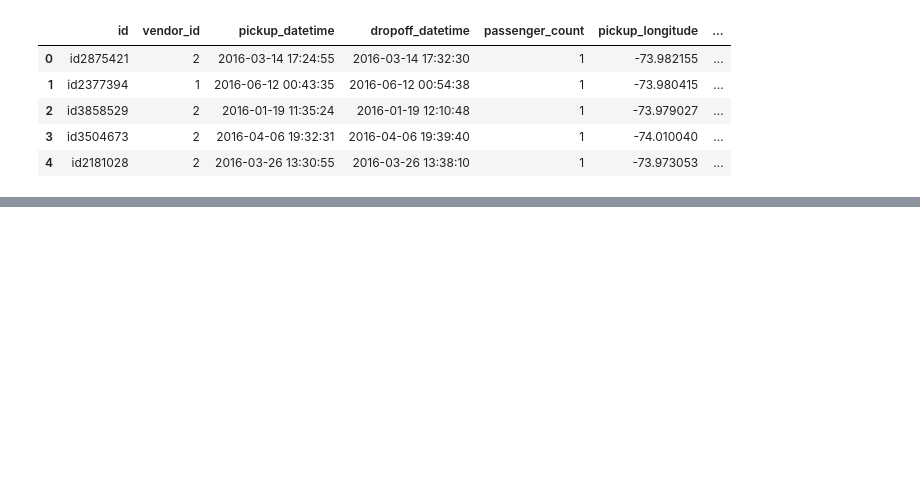
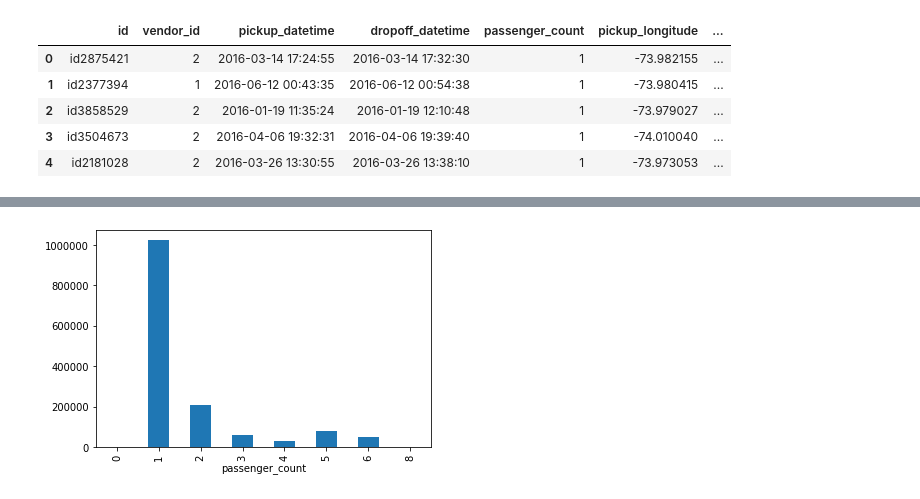
Before and after one commit to smbayo/NYC-Taxi, a Jupyter notebook: 460_Final_Project_Analysis.ipynb, the cells around one changed output, grey strips where cells are left out. Cells and saved outputs as stored; diff of their text form; code cells hidden in the pictures; blank space fills up the shorter version.

```diff
--- a/460_Final_Project_Analysis.ipynb
+++ b/460_Final_Project_Analysis.ipynb
@@ -81,0 +412,6 @@ df_taxi.head()
+# %%
+### Source -- https://www.kaggle.com/drgilermo/dynamics-of-new-york-city-animation ---- ###
+neighborhood = {-74.0019368351: 'Chelsea',-73.837549761: 'Queens',-73.7854240738: 'JFK',-73.9810421975:'Midtown-North-West',-73.9862336241: 'East Village',
+                -73.971273324:'Midtown-North-East',-73.9866739677: 'Brooklyn-Park slope',-73.8690098118: 'LaGuardia',-73.9890572967:'Midtown',-74.0081765545: 'Downtown'
+                ,-73.9213024854: 'Queens-Astoria',-73.9470256923: 'Harlem',-73.9555565018: 'Upper East Side',
+               -73.9453487097: 'Brooklyn-Williamsburg',-73.9745967889:'Upper West Side'}
@@ -81,0 +428,6 @@ df_taxi.head()
+# %%
+df_taxi['pickup_neighborhood'] = neigh.predict(df_taxi.pickup_longitude.values.reshape(-1,1))
+df_taxi['dropoff_neighborhood'] = neigh.predict(df_taxi.dropoff_longitude.values.reshape(-1,1))
+
+for col in rides_df.columns[:-1]:
+    rides_df[col] = rides_df.name.apply(lambda x: len(df_taxi[(df_taxi.pickup_neighborhood == x) & (df_taxi.dropoff_neighborhood == col)]))
@@ -81,0 +458,8 @@ df_taxi.head()
+# %%
+data_passenger = df_taxi['passenger_count'].value_counts().sort_index()
+data_passenger.plot(kind='bar')
+plt.xlabel('passenger_count')
+
+plt.show()
+# %% [output]
+[figure, added]
```
Also changed, not shown: parts of 26 cells of this notebook.
